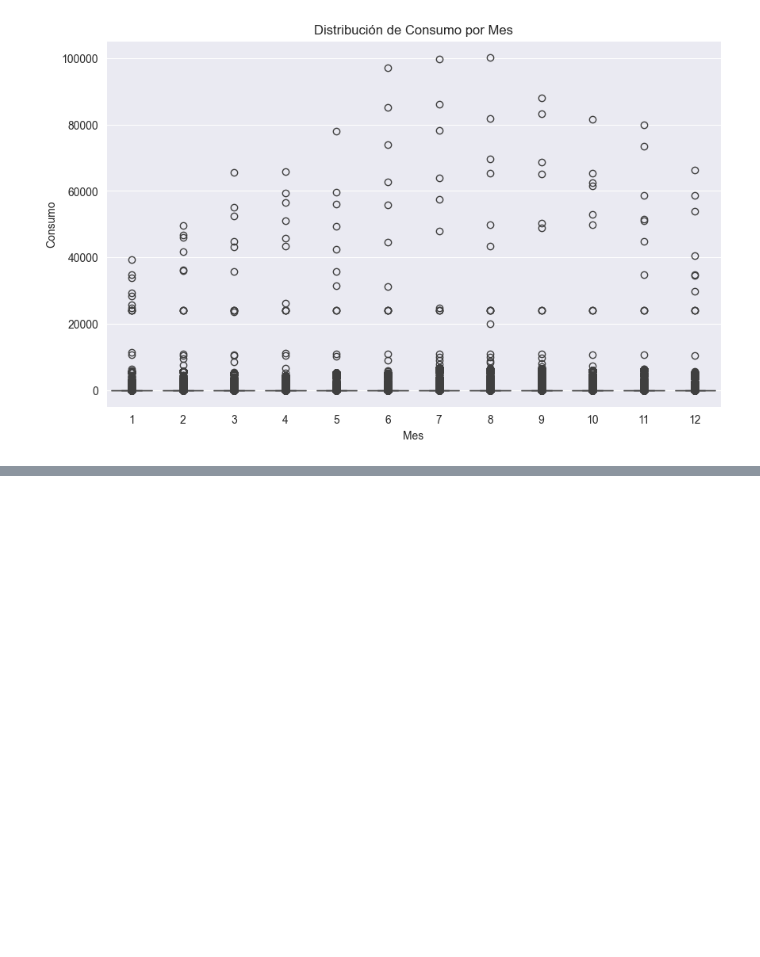
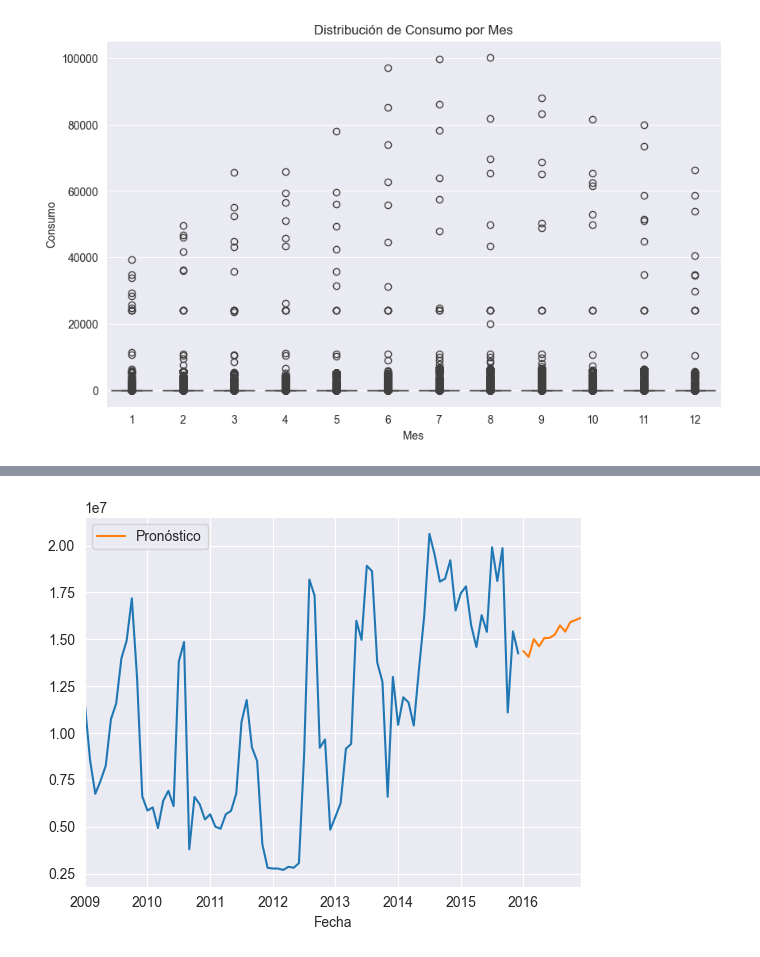
Before and after one commit to AlejandroChicaizaBMV/Proyecto_MN, a Jupyter notebook: proyecto.ipynb, the cells around one changed output, grey strips where cells are left out. Drawn from its saved outputs; the diff is of its cells as text; code cells hidden in the pictures; blank space fills up the shorter version.

Commit message:
ARIMA

```diff
--- a/proyecto.ipynb
+++ b/proyecto.ipynb
@@ -258,0 +283,3 @@ plt.show()
+# %%
+model = ARIMA(df_mes['Consumo'], order=(5,2,5))
+result = model.fit()
@@ -258,0 +306,3 @@ plt.show()
+# %%
+pronostico = result.forecast(steps=12)
+print(pronostico)
@@ -258,0 +323,6 @@ plt.show()
+# %%
+df_mes['Consumo'].plot(label='Histórico')
+pronostico.plot(label='Pronóstico', legend=True)
+plt.show()
+# %% [output]
+[figure, added]
```
Also changed, not shown: parts of 7 cells of this notebook.
